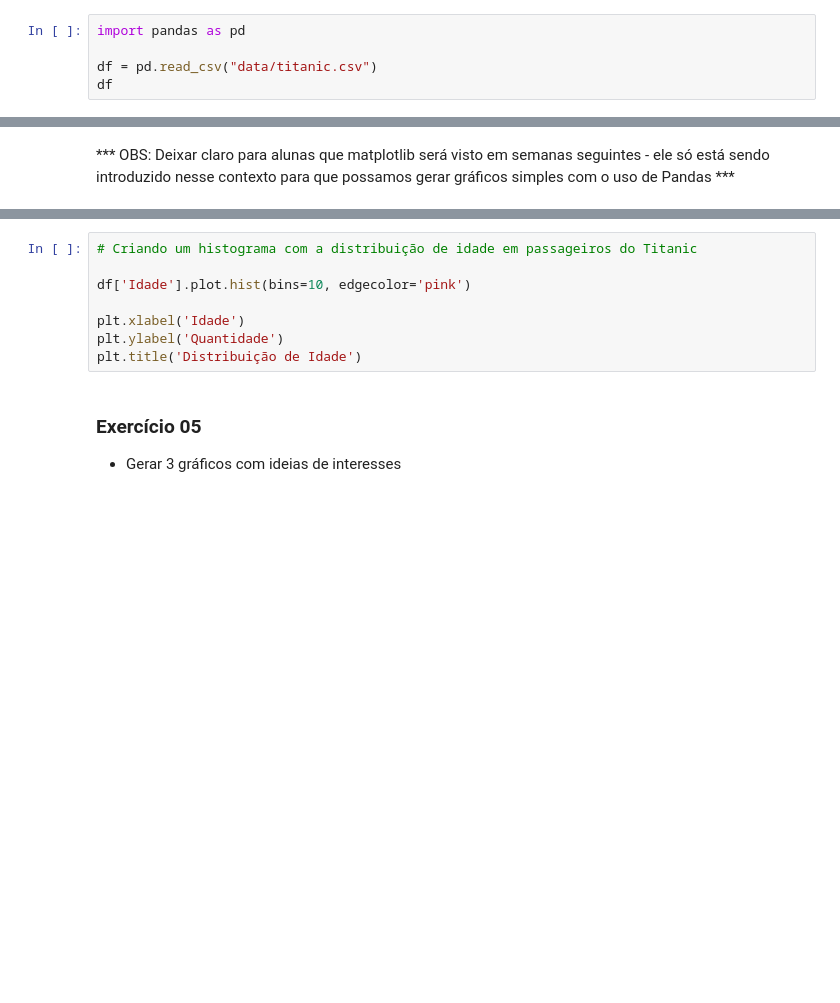
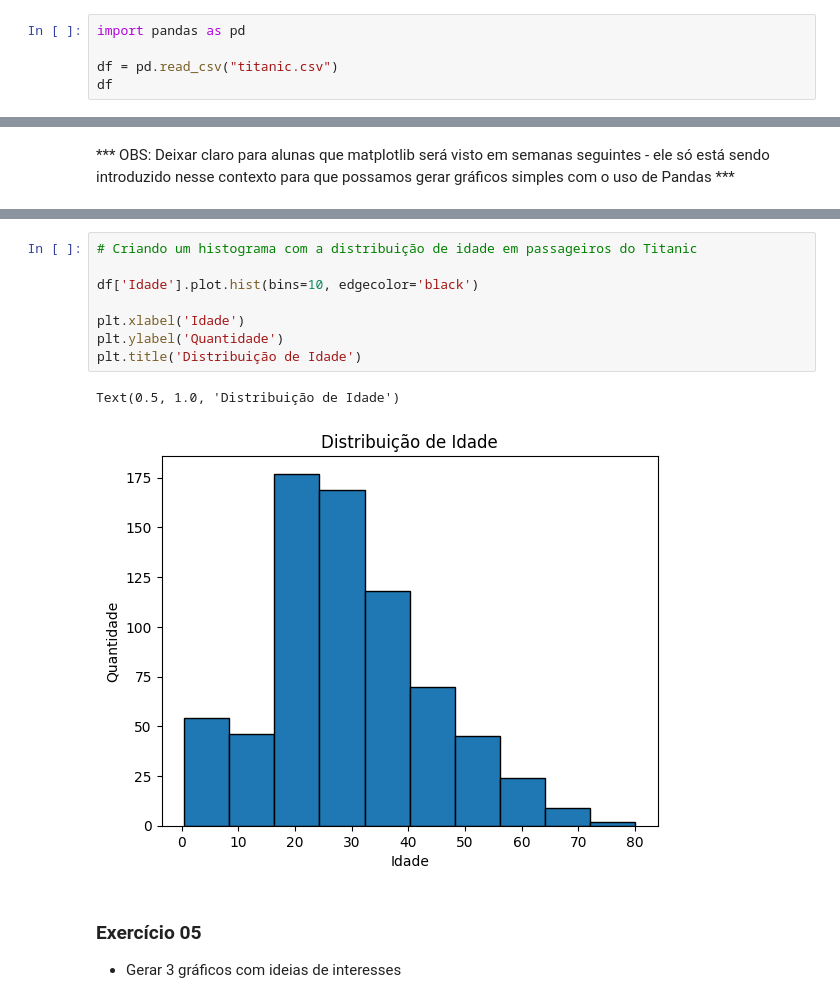
Before and after one commit to reprograma/on26-python-s12-pandas-numpy-II, a Jupyter notebook: material/aula_s12.ipynb, the cells around one changed output, grey strips where cells are left out. Drawn from its saved outputs; the diff is of its cells as text; blank space fills up the shorter version.

```diff
--- a/material/aula_s12.ipynb
+++ b/material/aula_s12.ipynb
@@ -77,5 +77,5 @@ Gráficos de linhas
 # %%
 import pandas as pd
 
-df = pd.read_csv("data/titanic.csv")
+df = pd.read_csv("titanic.csv")
 df
@@ -301,11 +432,14 @@ plt.show()
 # %%
 # Criando um histograma com a distribuição de idade em passageiros do Titanic
 
-df['Idade'].plot.hist(bins=10, edgecolor='pink')
+df['Idade'].plot.hist(bins=10, edgecolor='black')
 
 plt.xlabel('Idade')
 plt.ylabel('Quantidade')
 plt.title('Distribuição de Idade')
+# %% [output]
+Text(0.5, 1.0, 'Distribuição de Idade')
+[figure, added]
 # %% [markdown]
 ### Exercício 05
 
```
Also changed, not shown: parts of 22 cells of this notebook.
